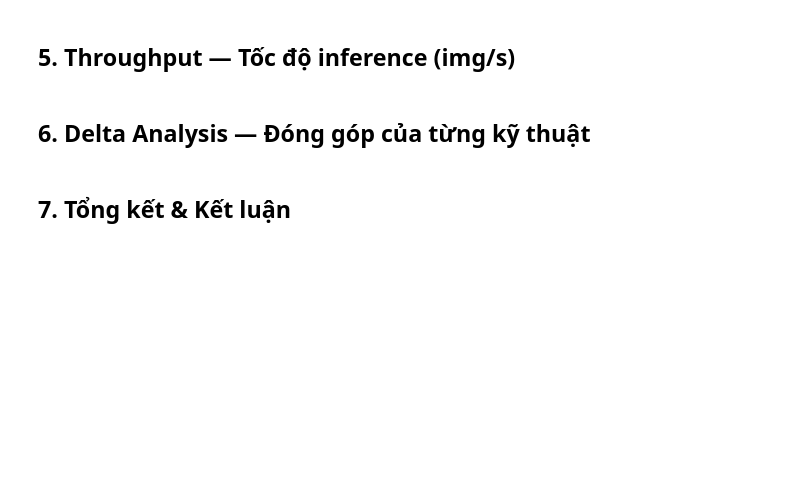
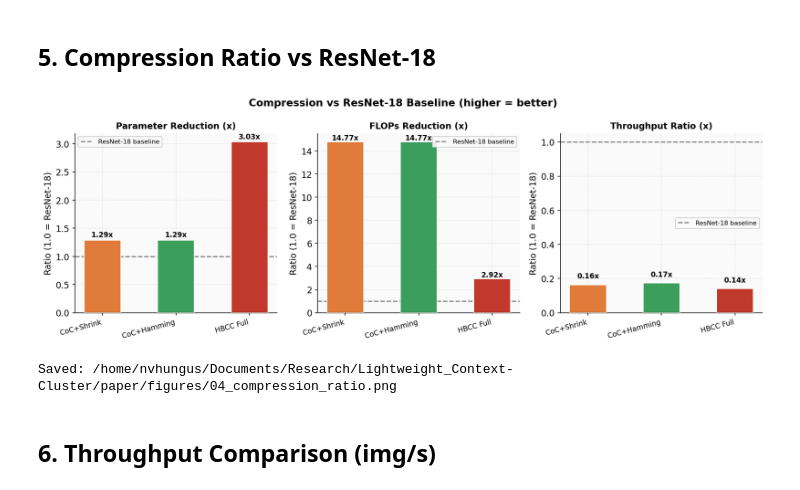
Before and after one commit to nvhungus/Lightweight_Context-Cluster, a Jupyter notebook: notebooks/04_ablation_results.ipynb, the cells around one changed output. Drawn from its saved outputs; the diff is of its cells as text; code cells hidden in the pictures; blank space fills up the shorter version.

```diff
--- a/notebooks/04_ablation_results.ipynb
+++ b/notebooks/04_ablation_results.ipynb
@@ -178,2 +284,56 @@ else:
+# %% [markdown]
+## 5. Compression Ratio vs ResNet-18
+# %%
+if 'step1_baseline' in results and len(results) >= 2:
+    ref = results['step1_baseline']
+    ref_params = ref.get('total_params', 1)
+    ref_flops  = ref.get('flops', 1)
+    ref_tp     = ref.get('throughput', 1)
+
+    keys    = [k for k, *_ in STEP_META if k in results and k != 'step1_baseline']
+    labels  = [results[k]['_label'] for k in keys]
+    colors  = [COLORS[k] for k in keys]
+
+    param_ratios = [ref_params / results[k].get('total_params', 1)   for k in keys]
+    flops_ratios = [ref_flops  / results[k].get('flops', 1)          for k in keys]
+    tp_ratios    = [results[k].get('throughput', 0) / ref_tp         for k in keys]
+    acc_vals     = [results[k].get('best_val_acc1', 0)               for k in keys]
+    ref_acc      = ref.get('best_val_acc1', 0)
+
+    x   = np.arange(len(keys))
+    w   = 0.25
+
+    fig, axes = plt.subplots(1, 3, figsize=(13, 4.5))
+    fig.suptitle('Compression vs ResNet-18 Baseline (higher = better)',
+                 fontsize=13, fontweight='bold')
+
+    metric_data = [
+        (axes[0], param_ratios, 'Parameter Reduction (x)', '#3A7DBF'),
+        (axes[1], flops_ratios, 'FLOPs Reduction (x)',     '#3B9E5A'),
+        (axes[2], tp_ratios,    'Throughput Ratio (x)',     '#E07B39'),
+    ]
+
+    for ax, data, title, bcolor in metric_data:
+        bars = ax.bar(x, data, color=colors, edgecolor='white', width=0.5, zorder=3)
+        ax.axhline(1.0, color='gray', linestyle='--', lw=1.5, label='ResNet-18 baseline', zorder=2)
+        ax.set_xticks(x)
+        ax.set_xticklabels(labels, fontsize=9, rotation=15, ha='right')
+        ax.set_title(title, fontsize=11)
+        ax.set_ylabel('Ratio (1.0 = ResNet-18)')
+        ax.legend(fontsize=8)
+        # Value labels on bars
+        for bar, val in zip(bars, data):
+            ypos = bar.get_height() + 0.03
+            ax.text(bar.get_x() + bar.get_width()/2, ypos, f'{val:.2f}x',
+                    ha='center', va='bottom', fontsize=9, fontweight='bold')
+
+    plt.tight_layout()
+    save_path = os.path.join(FIGURES_DIR, '04_compression_ratio.png')
+    plt.savefig(save_path, bbox_inches='tight')
+    plt.show()
+    print(f'Saved: {save_path}')
+# %% [output]
+[figure, added]
+Saved: /home/nvhungus/Documents/Research/Lightweight_Context-Cluster/paper/figures/04_compression_ratio.png
 # %% [markdown]
-## 5. Throughput — Tốc độ inference (img/s)
+## 6. Throughput Comparison (img/s)
@@ -204,2 +339,0 @@ if results:
-# %% [markdown]
-## 6. Delta Analysis — Đóng góp của từng kỹ thuật
@@ -229,2 +339,0 @@ else:
-# %% [markdown]
-## 7. Tổng kết & Kết luận
```
Also changed, not shown: parts of 22 cells of this notebook, 12 other files.
